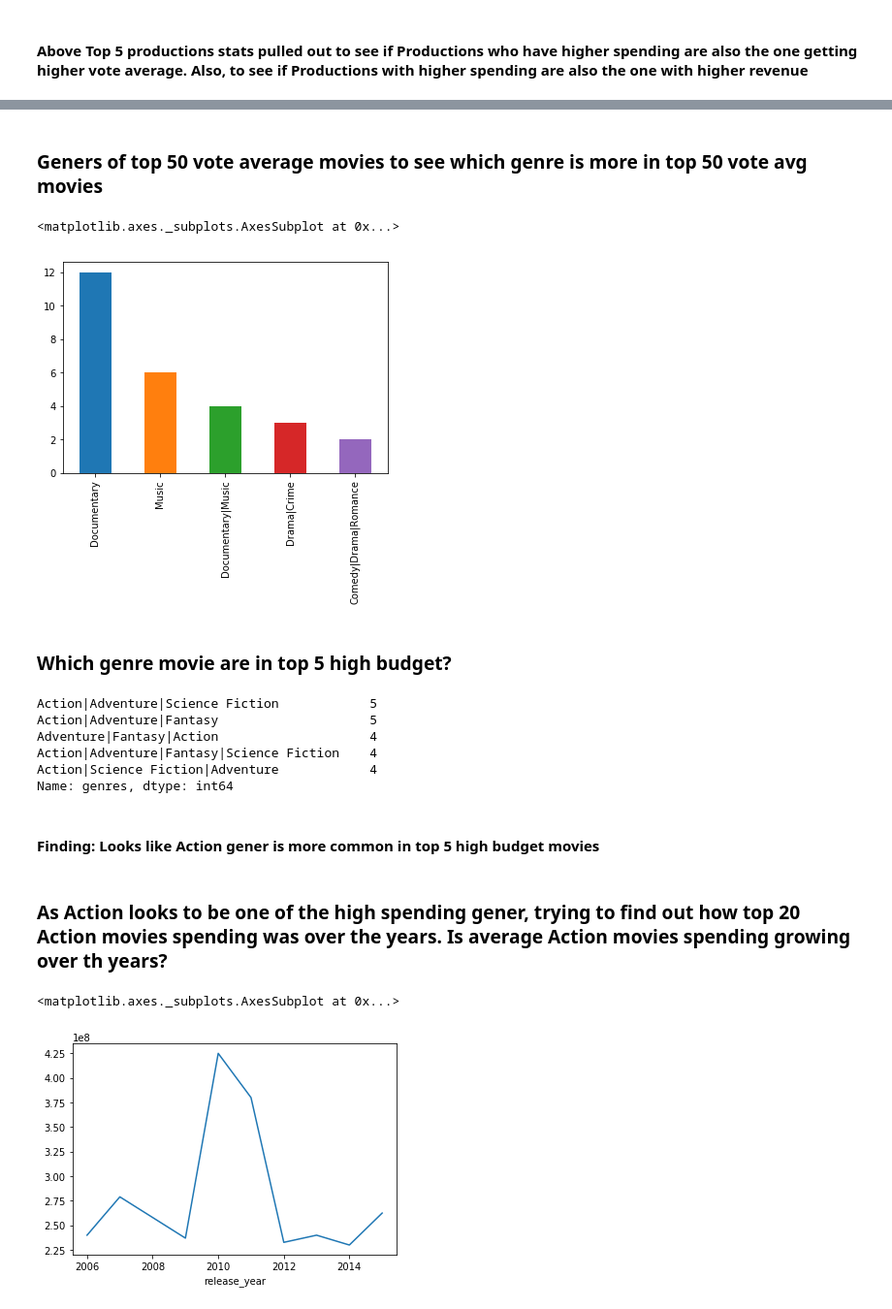
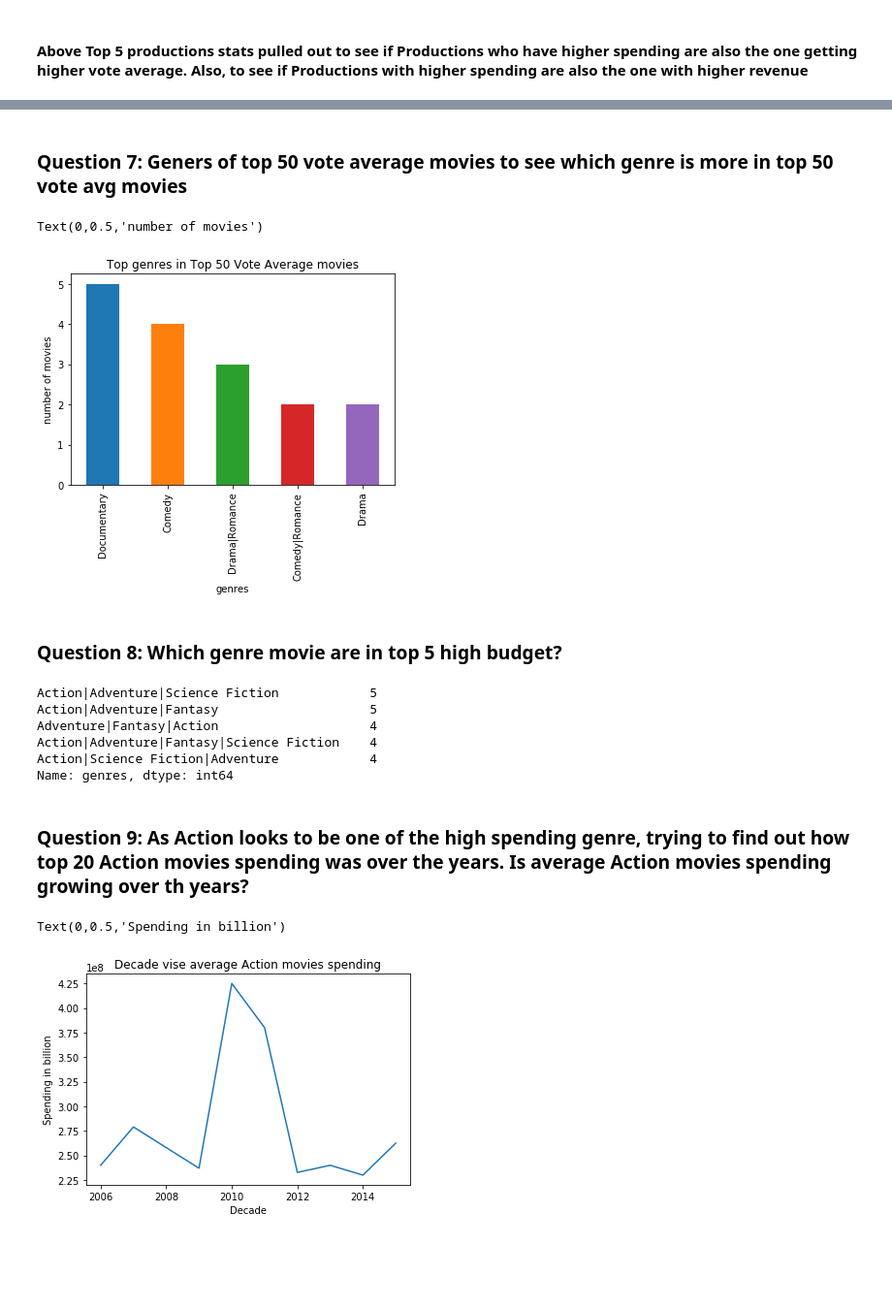
Before and after one commit to naquraishi/DataAnalystND, a Jupyter notebook: Project_1_TMDB_Movies_DataAnalysis.ipynb, the cells around one changed output, grey strips where cells are left out. Shown: that part at 97% size. Drawn from its saved outputs; the diff is of its cells as text; code cells hidden in the pictures; blank space fills up the shorter version.

```diff
--- a/Project_1_TMDB_Movies_DataAnalysis.ipynb
+++ b/Project_1_TMDB_Movies_DataAnalysis.ipynb
@@ -43,0 +154,7 @@ df_movies_start[df_movies_start['revenue'].isna()]
+# %%
+budget_mean = df_movies_start.budget.mean()
+revenue_mean = df_movies_start.revenue.mean()
+# %%
+#Replacing 0 budget with budget mean and 0 revenue with revenue_mean
+df_movies_start['budget'].replace(0, budget_mean, inplace=True)
+df_movies_start['revenue'].replace(0, revenue_mean, inplace=True)
@@ -153,12 +300,16 @@ df_movies_start['genres'].value_counts().head(5).plot(kind = 'bar')
 # %% [markdown]
-### Geners of top 50 vote average movies to see which genre is more in top 50 vote avg movies
+### Question 7: Geners of top 50 vote average movies to see which genre is more in top 50 vote avg movies
 # %%
+# Sorting the vote_average column and then indices of tpo 50 of these vote_average to identify genres
 top_50_high_voted = df_movies_start.vote_average.sort_values(ascending=False).head(50)
 df_movies_top_50 = df_movies_start.iloc[top_50_high_voted.index.tolist(), :]
 df_movies_top_50['genres'].value_counts().head().plot(kind = 'bar')
+plt.title("Top genres in Top 50 Vote Average movies")
+plt.xlabel("genres")
+plt.ylabel("number of movies")
 # %% [output]
-<matplotlib.axes._subplots.AxesSubplot at 0x...>
+Text(0,0.5,'number of movies')
-[figure, old version]
+[figure, new version]
 # %% [markdown]
-### Which genre movie are in top 5 high budget?
+### Question 8: Which genre movie are in top 5 high budget?
 # %%
@@ -171,7 +324,5 @@ Adventure|Fantasy|Action                    4
 Action|Adventure|Fantasy|Science Fiction    4
 Action|Science Fiction|Adventure            4
 Name: genres, dtype: int64
-# %% [markdown]
-#### Finding: Looks like Action gener is more common in top 5 high budget movies
 # %% [markdown]
-### As Action looks to be one of the high spending gener, trying to find out how top 20 Action movies spending was over the years. Is average Action movies spending growing over th years?
+### Question 9: As Action looks to be one of the high spending genre, trying to find out how top 20 Action movies spending was over the years. Is average Action movies spending growing over th years?
@@ -180,10 +329,13 @@ df_budget_genres_withoutna = df_budget_genres.dropna()
 # %%
-Action_index_list = df_budget_genres_withoutna[df_budget_genres_withoutna.genres.str.contains('Action')].budget.sort_values(ascending=False).index
+Action_index_list =  df_budget_genres[df_budget_genres.genres.str.contains('Action')].budget.sort_values(ascending=False).index
 # %%
-df_top20_budget_action = df_budget_genres_withoutna[df_budget_genres_withoutna.index.isin(Action_index_list[0:20])]
+df_top20_budget_action = df_budget_genres[df_budget_genres.index.isin(Action_index_list[0:20])]
 # %%
 df_top20_budget_action.groupby('release_year', sort=True).budget.agg(np.mean).plot(kind='line')
+plt.title("Decade vise average Action movies spending")
+plt.xlabel("Decade")
+plt.ylabel("Spending in billion")
 # %% [output]
-<matplotlib.axes._subplots.AxesSubplot at 0x...>
+Text(0,0.5,'Spending in billion')
-[figure, old version]
+[figure, new version]
 # %% [markdown]
```
Also changed, not shown: parts of 62 cells of this notebook.
